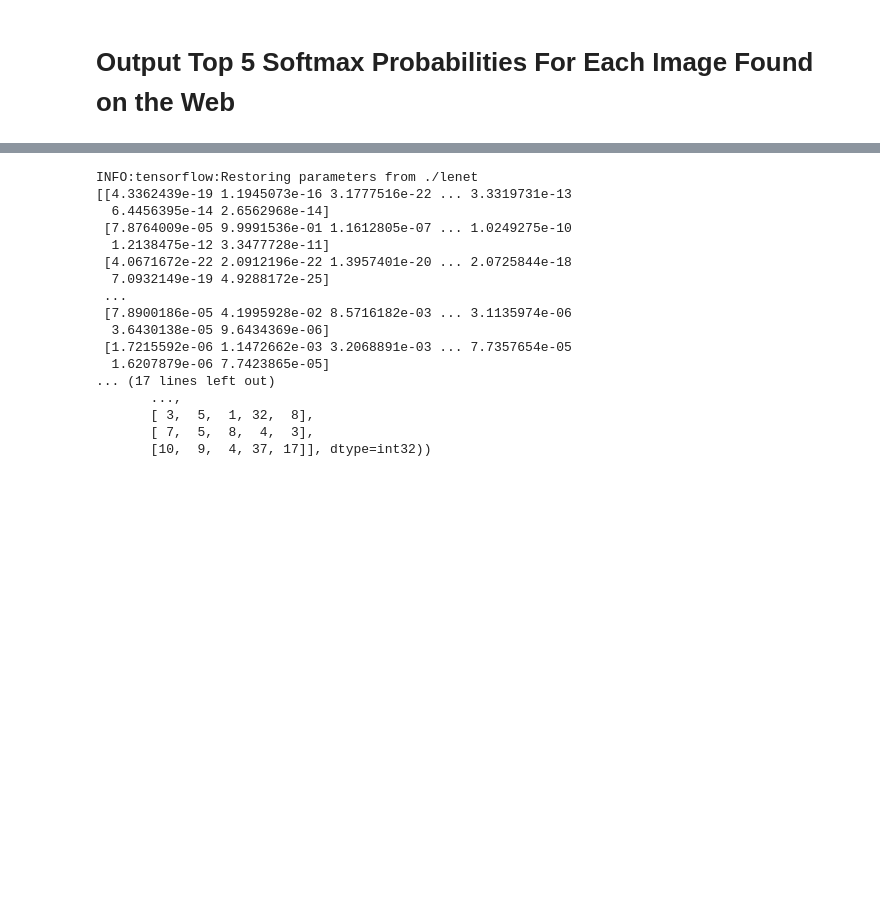
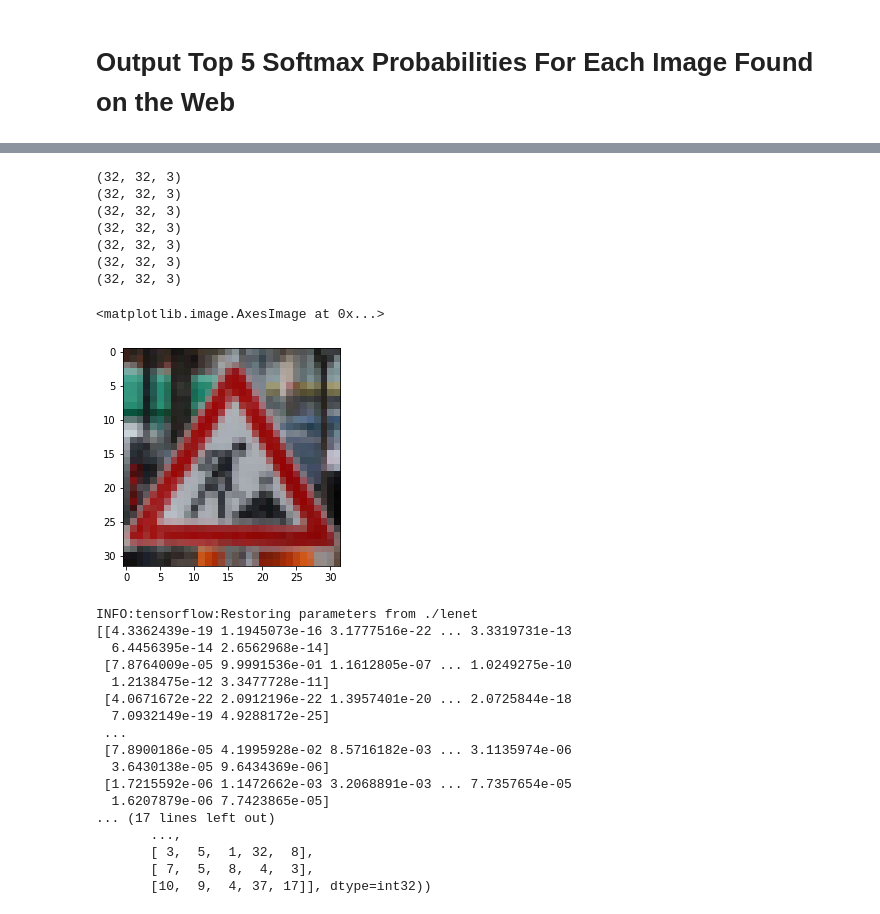
Before and after one commit to hurtadosanti/TrafficSignClassifier, a Jupyter notebook: TrafficSignClassifier.ipynb, the cells around one changed output, grey strips where cells are left out. Saved outputs shown, nothing was run; the diff lists cells and outputs as text; code cells hidden in the pictures; blank space fills up the shorter version.

Commit message:
Read additional images to correct format

```diff
--- a/TrafficSignClassifier.ipynb
+++ b/TrafficSignClassifier.ipynb
@@ -362,3 +363,15 @@ https://pixy.org/415856/
 https://www.flickr.com/photos/frank_wuestefeld/4464258741
 https://pixabay.com/vectors/traffic-sign-sign-160673/
 ### Read images into a numpy array to be tested
+# %%
+# Get all the jpg images on the folder and rescale
+test_images =[]
+for f in os.listdir():
+  if f.endswith('.jpg'):
+    img = Image.open(f)
+    img = np.asarray(img)
+    test_images.append(resize(img,(32,32)))
+test_images = np.asarray(test_images)/255.0
+test_images.shape
+test_gray_images = convert_gray(test_images)
+print(test_gray_images.shape)
@@ -367,3 +385,17 @@ https://pixabay.com/vectors/traffic-sign-sign-160673/
+# %%
+for i in test_images:
+  print(i.shape)
+plt.imshow(test_images[6])
+# %% [output]
+(32, 32, 3)
+(32, 32, 3)
+(32, 32, 3)
+(32, 32, 3)
+(32, 32, 3)
+(32, 32, 3)
+(32, 32, 3)
+<matplotlib.image.AxesImage at 0x...>
+[figure, added]
 # %%
 softmax_logits = tf.nn.softmax(logits)
 top_k = tf.nn.top_k(softmax_logits, k=5)
```
Also changed, not shown: parts of 3 cells of this notebook.
